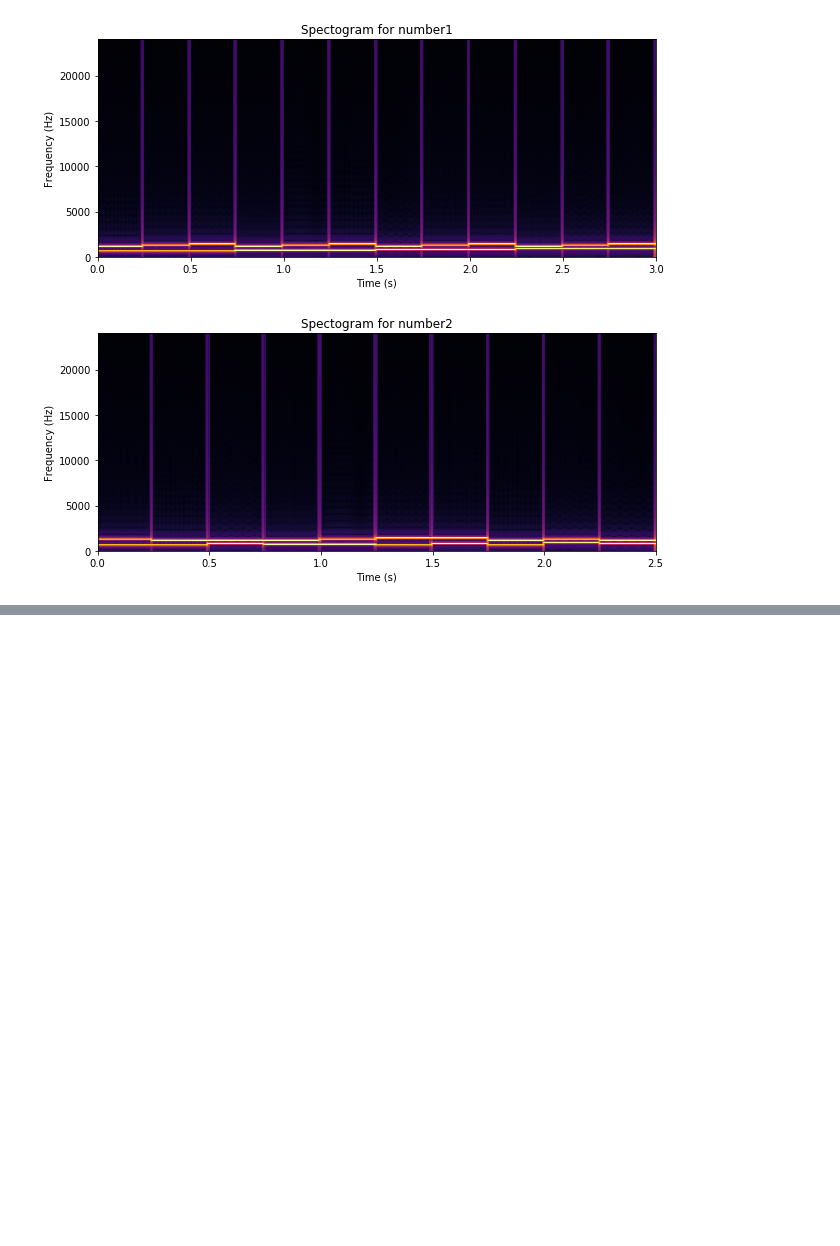
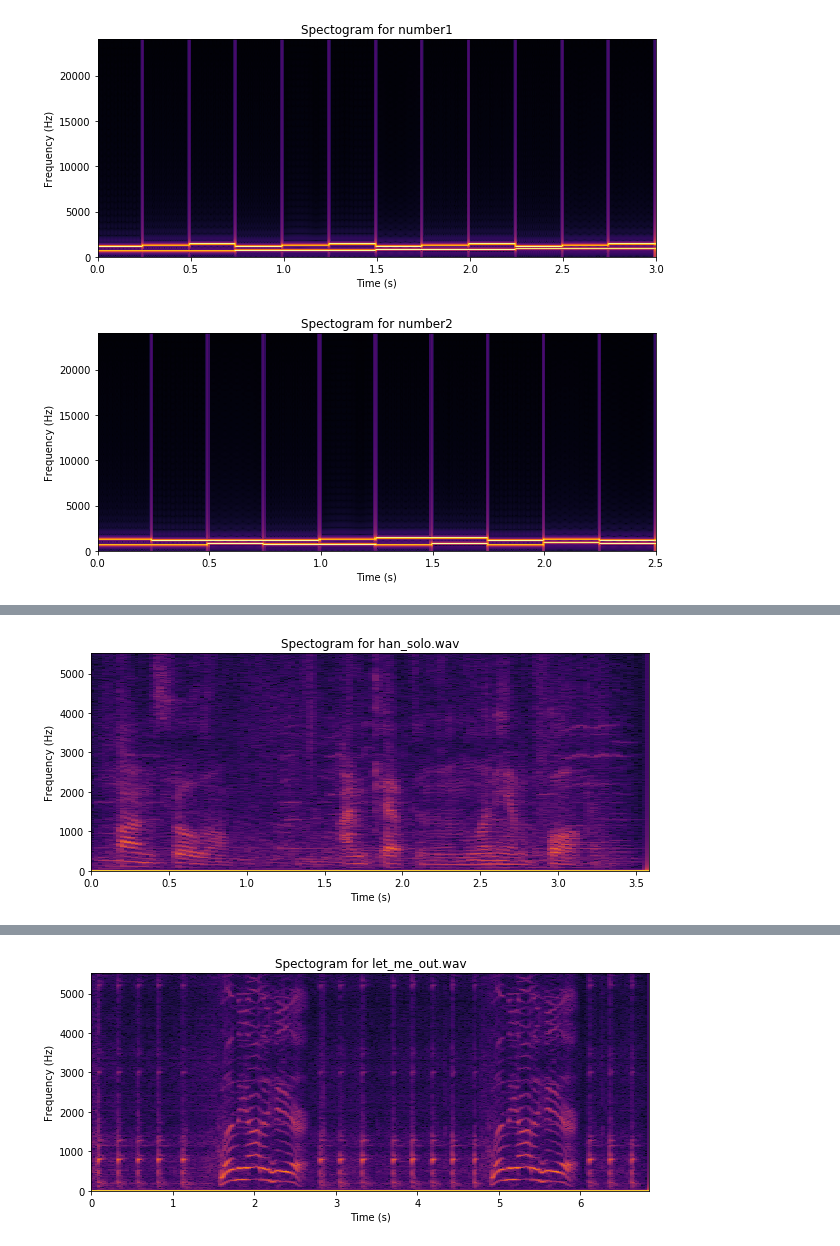
Before and after one commit to wonwooseo/audio_computing_stuffs, a Jupyter notebook: fiddle.ipynb, the cells around one changed output, grey strips where cells are left out. Drawn from its saved outputs; the diff is of its cells as text; code cells hidden in the pictures; blank space fills up the shorter version.

Commit message:
more spectorgam / stft

```diff
--- a/fiddle.ipynb
+++ b/fiddle.ipynb
@@ -130,3 +130,24 @@ plt.show()
 # %% [output]
 [figure]
 [figure]
+# %%
+# STFT on real sounds
+han_rate, han_arr = wavio.read("han_solo.wav")
+IPython.display.display(IPython.display.Audio(han_arr, rate=han_rate))
+specto_han = stft(han_arr, dft_size, hop_size, zero_pad, np.hanning(dft_size))
+plt.figure(figsize=(10, 4))
+plt.title("Spectogram for han_solo.wav")
+plt.xlabel("Time (s)")
+plt.ylabel("Frequency (Hz)")
+plt.pcolormesh(np.linspace(0, len(han_arr) / han_rate, len(specto_han[0])), np.linspace(0, han_rate / 2, len(specto_han)), np.absolute(specto_han) ** 0.2)
+plt.show()
+letme_rate, letme_arr = wavio.read("let_me_out.wav")
+IPython.display.display(IPython.display.Audio(letme_arr, rate=letme_rate))
+specto_letme = stft(letme_arr, dft_size, hop_size, zero_pad, np.hanning(dft_size))
+plt.figure(figsize=(10, 4))
+plt.title("Spectogram for let_me_out.wav")
+plt.xlabel("Time (s)")
+plt.ylabel("Frequency (Hz)")
+plt.pcolormesh(np.linspace(0, len(letme_arr) / letme_rate, len(specto_letme[0])), np.linspace(0, letme_rate / 2, len(specto_letme)), np.absolute(specto_letme) ** 0.2)
+plt.show()
+# %% [output]
@@ -132,0 +155 @@ plt.show()
+[figure, added]
@@ -132,0 +157 @@ plt.show()
+[figure, added]
```
Also changed, not shown: parts of 3 cells of this notebook, 3 other files.
